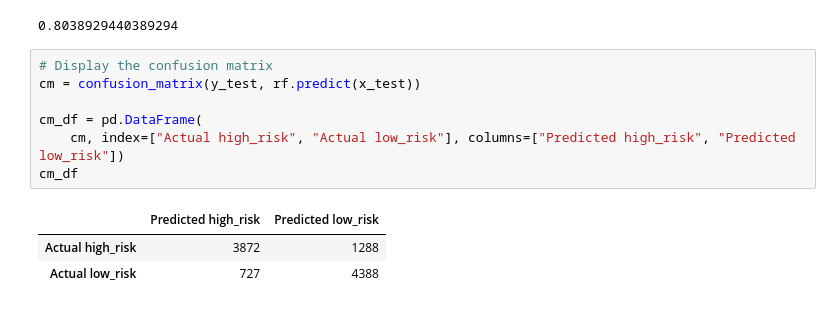
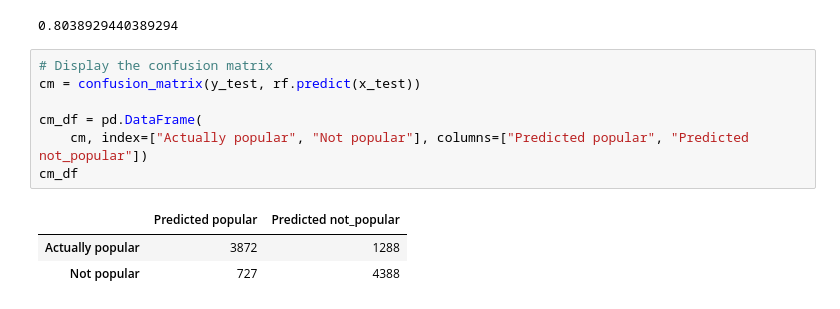
Before and after one commit to B-Amela/Group_Project_7, a Jupyter notebook: EDA.ipynb, the cells around one changed output. Saved outputs shown, nothing was run; the diff lists cells and outputs as text.

```diff
--- a/EDA.ipynb
+++ b/EDA.ipynb
@@ -144,11 +147,11 @@ rf.score(x_test,y_test)
 # %%
 # Display the confusion matrix
 cm = confusion_matrix(y_test, rf.predict(x_test))
 
 cm_df = pd.DataFrame(
-    cm, index=["Actual high_risk", "Actual low_risk"], columns=["Predicted high_risk", "Predicted low_risk"])
+    cm, index=["Actually popular", "Not popular"], columns=["Predicted popular", "Predicted not_popular"])
 cm_df
 # %% [output]
-|  | Predicted high_risk | Predicted low_risk |
-| Actual high_risk | 3872 | 1288 |
-| Actual low_risk | 727 | 4388 |
+|  | Predicted popular | Predicted not_popular |
+| Actually popular | 3872 | 1288 |
+| Not popular | 727 | 4388 |
```
Also changed, not shown: parts of 5 cells of this notebook.
